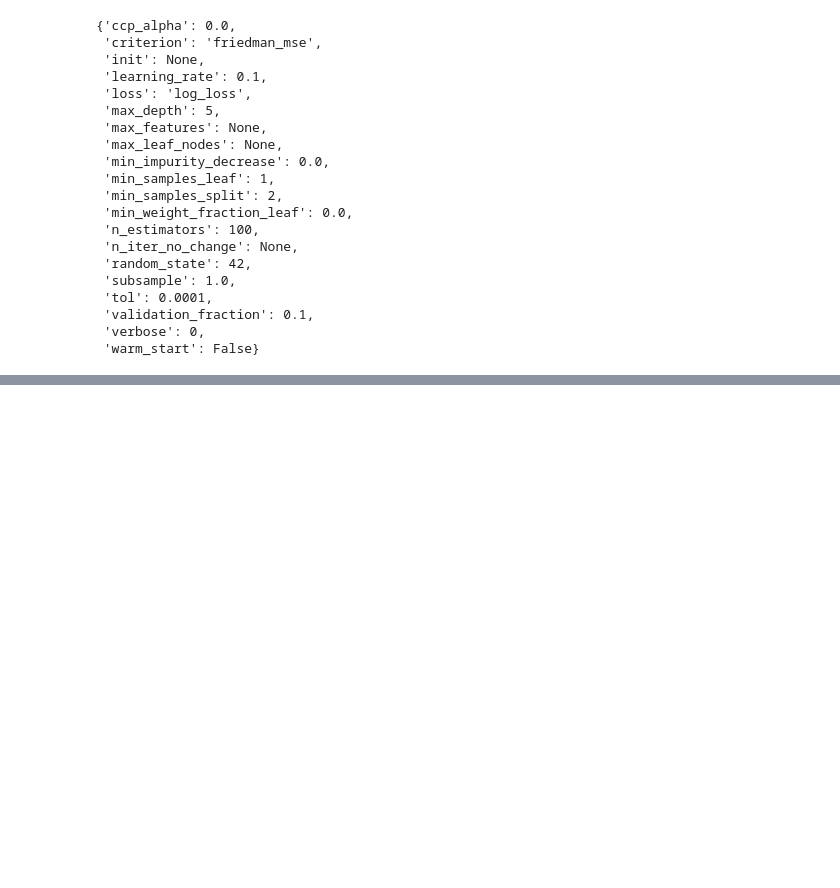
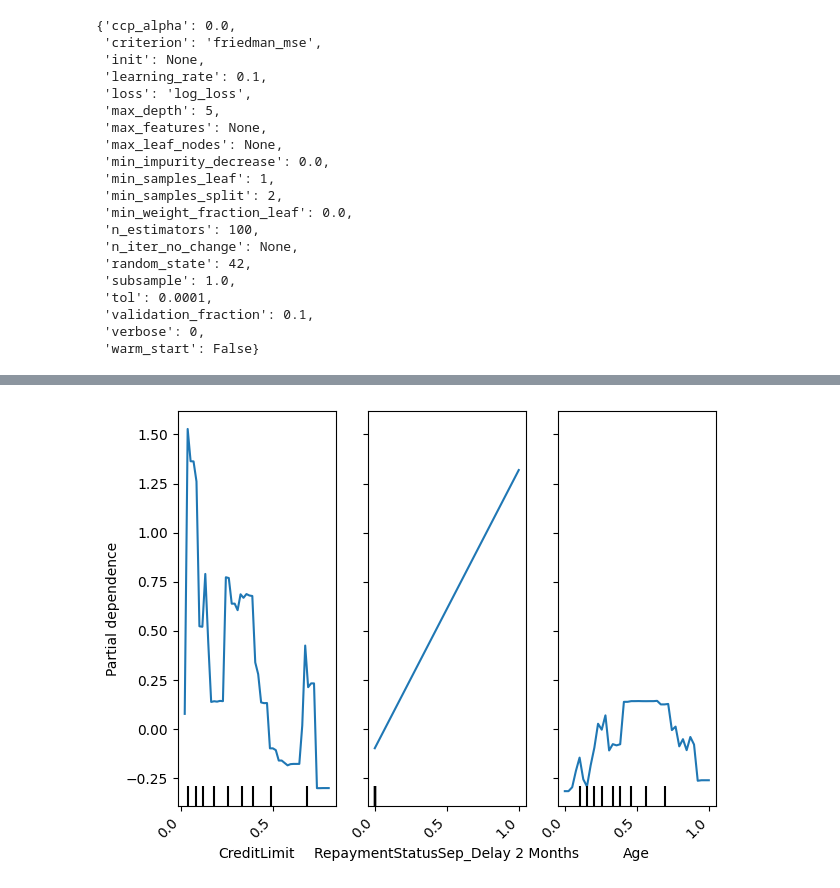
Before and after one commit to marioUnir/TFM, a Jupyter notebook: notebooks/4-Scale & One-Hot & SMOTE & Train_Cris.ipynb, the cells around one changed output, grey strips where cells are left out. Cells and saved outputs as stored; diff of their text form; code cells hidden in the pictures; blank space fills up the shorter version.

```diff
--- a/notebooks/4-Scale & One-Hot & SMOTE & Train_Cris.ipynb
+++ b/notebooks/4-Scale & One-Hot & SMOTE & Train_Cris.ipynb
@@ -840,0 +876,18 @@ boosting_model.get_params()
+# %%
+from sklearn.inspection import PartialDependenceDisplay
+
+# Generar PDPs para las principales características
+important_features = importance_df['Feature'].head(3)  # Seleccionar las 3 características más importantes
+pdp_display = PartialDependenceDisplay.from_estimator(
+    boosting_model, df_train, features=important_features, grid_resolution=50
+)
+
+# Ajustar etiquetas del eje x para evitar solapamiento
+for ax in pdp_display.axes_.flatten():  # Iterar sobre los subgráficos
+    plt.sca(ax)  # Fijar el subgráfico actual
+    plt.xticks(rotation=45, ha='right')  # Rotar etiquetas 45° hacia la derecha
+
+plt.tight_layout()  # Ajustar espacios entre los gráficos
+plt.show()
+# %% [output]
+[figure, added]
```
Also changed, not shown: parts of 7 cells of this notebook.
